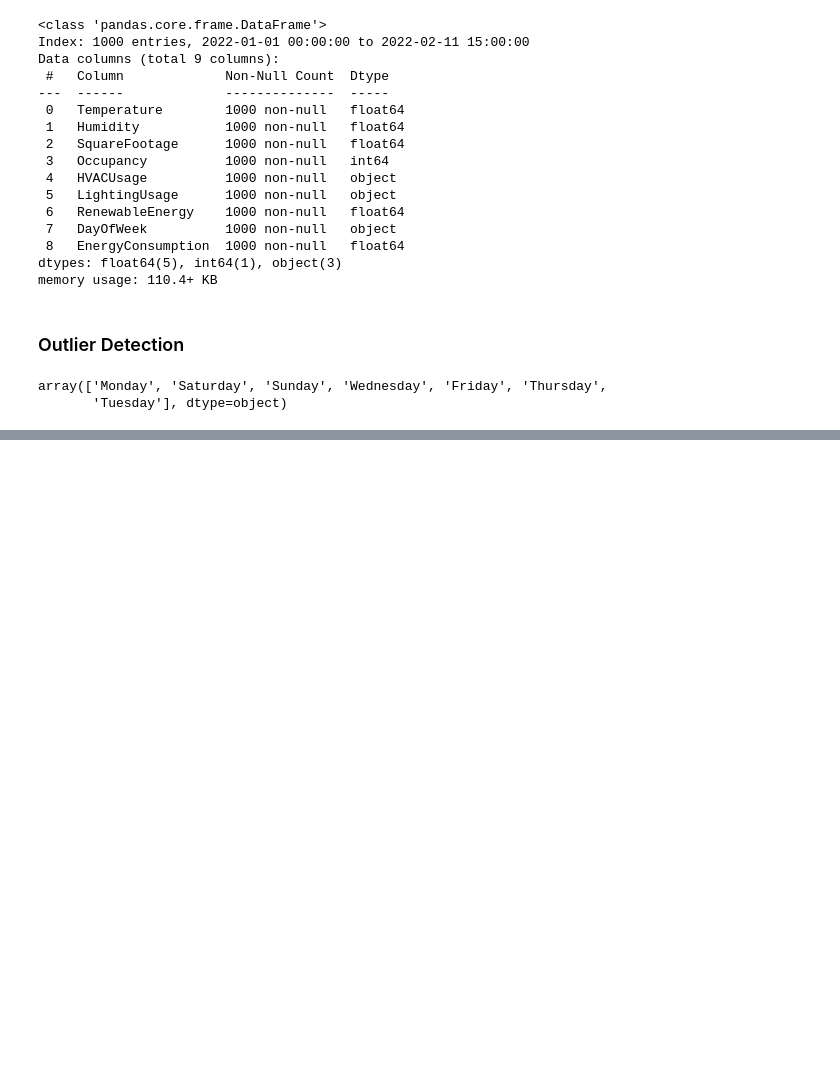
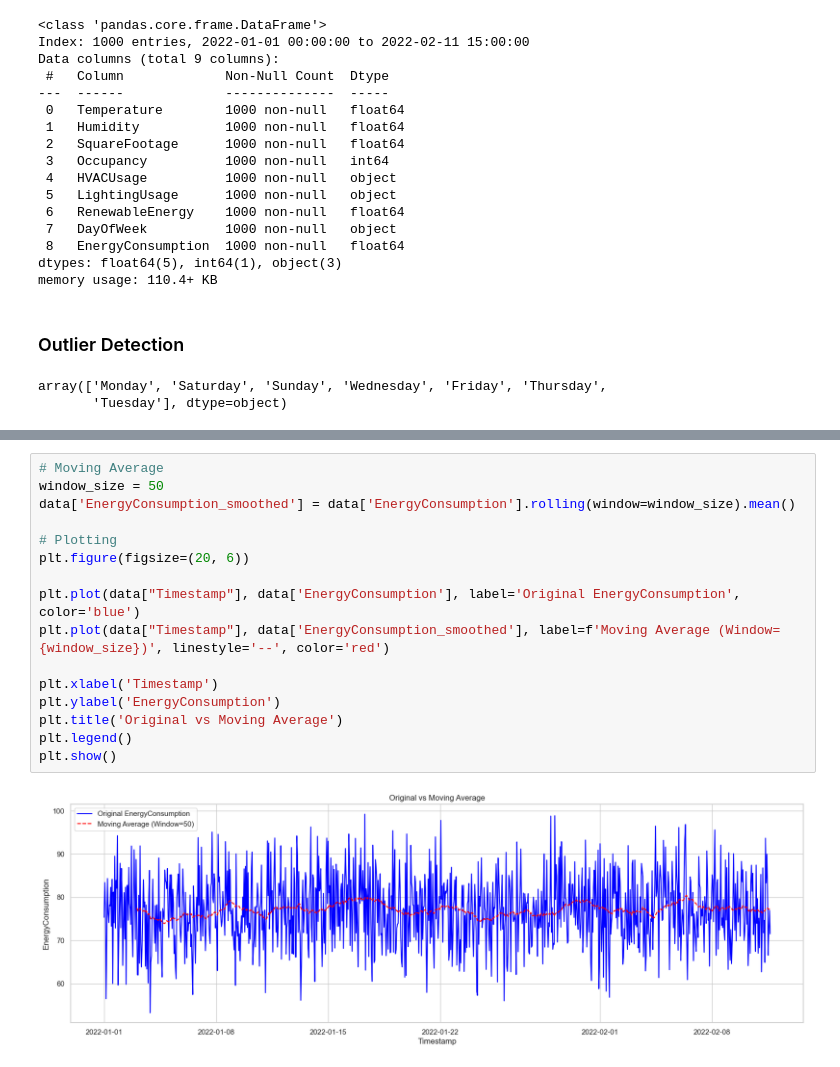
Before and after one commit to CZhakshylykova/SDS-CP027-watt-wise, a Jupyter notebook: submissions/team/cholpon-zhakshylykova/project_cz.ipynb, the cells around one changed output, grey strips where cells are left out. Drawn from its saved outputs; the diff is of its cells as text; blank space fills up the shorter version.

```diff
--- a/submissions/team/cholpon-zhakshylykova/project_cz.ipynb
+++ b/submissions/team/cholpon-zhakshylykova/project_cz.ipynb
@@ -248,0 +255,18 @@ plt.title("Energy Consumption over the whole dataset")
+# %%
+# Moving Average
+window_size = 50
+data['EnergyConsumption_smoothed'] = data['EnergyConsumption'].rolling(window=window_size).mean()
+
+# Plotting
+plt.figure(figsize=(20, 6))
+
+plt.plot(data["Timestamp"], data['EnergyConsumption'], label='Original EnergyConsumption', color='blue')
+plt.plot(data["Timestamp"], data['EnergyConsumption_smoothed'], label=f'Moving Average (Window={window_size})', linestyle='--', color='red')
+
+plt.xlabel('Timestamp')
+plt.ylabel('EnergyConsumption')
+plt.title('Original vs Moving Average')
+plt.legend()
+plt.show()
+# %% [output]
+[figure, added]
```
Also changed, not shown: parts of 10 cells of this notebook.
